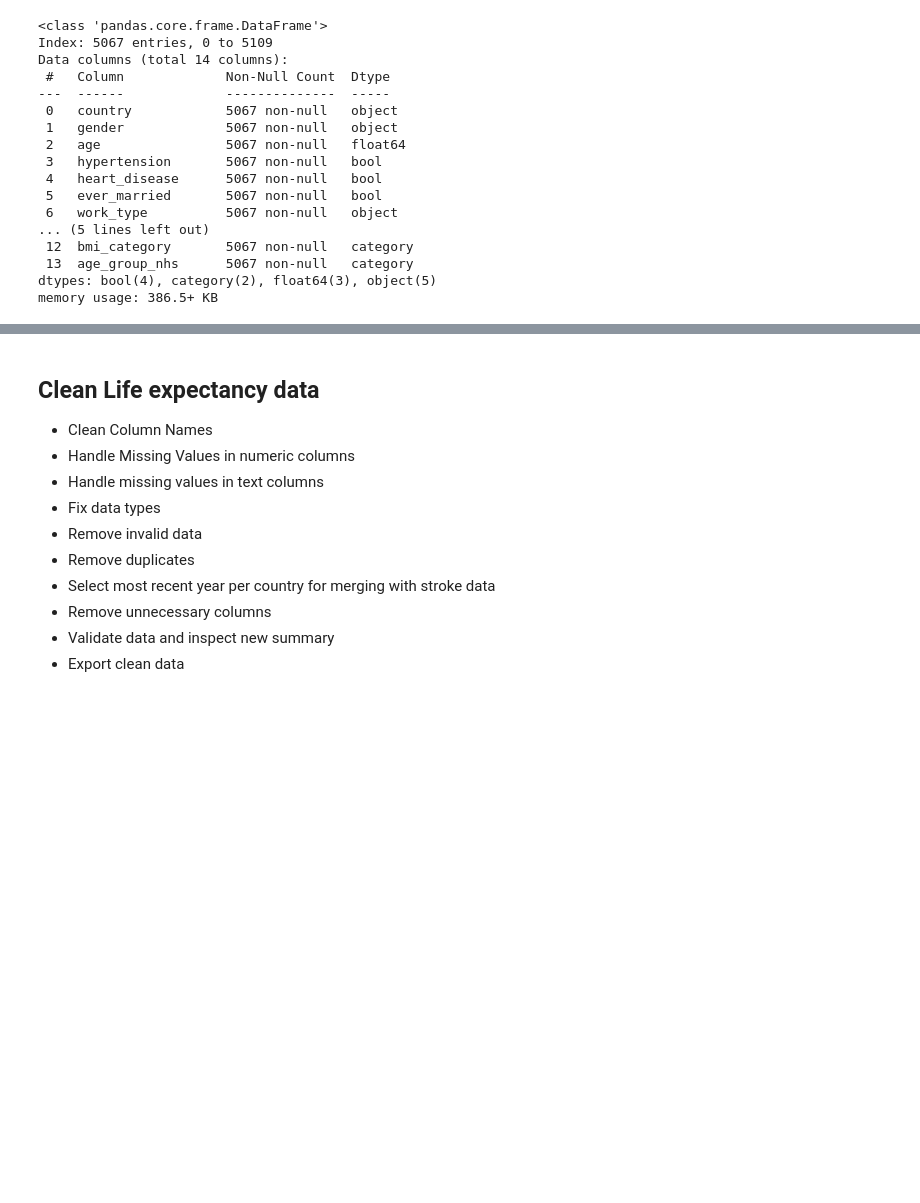
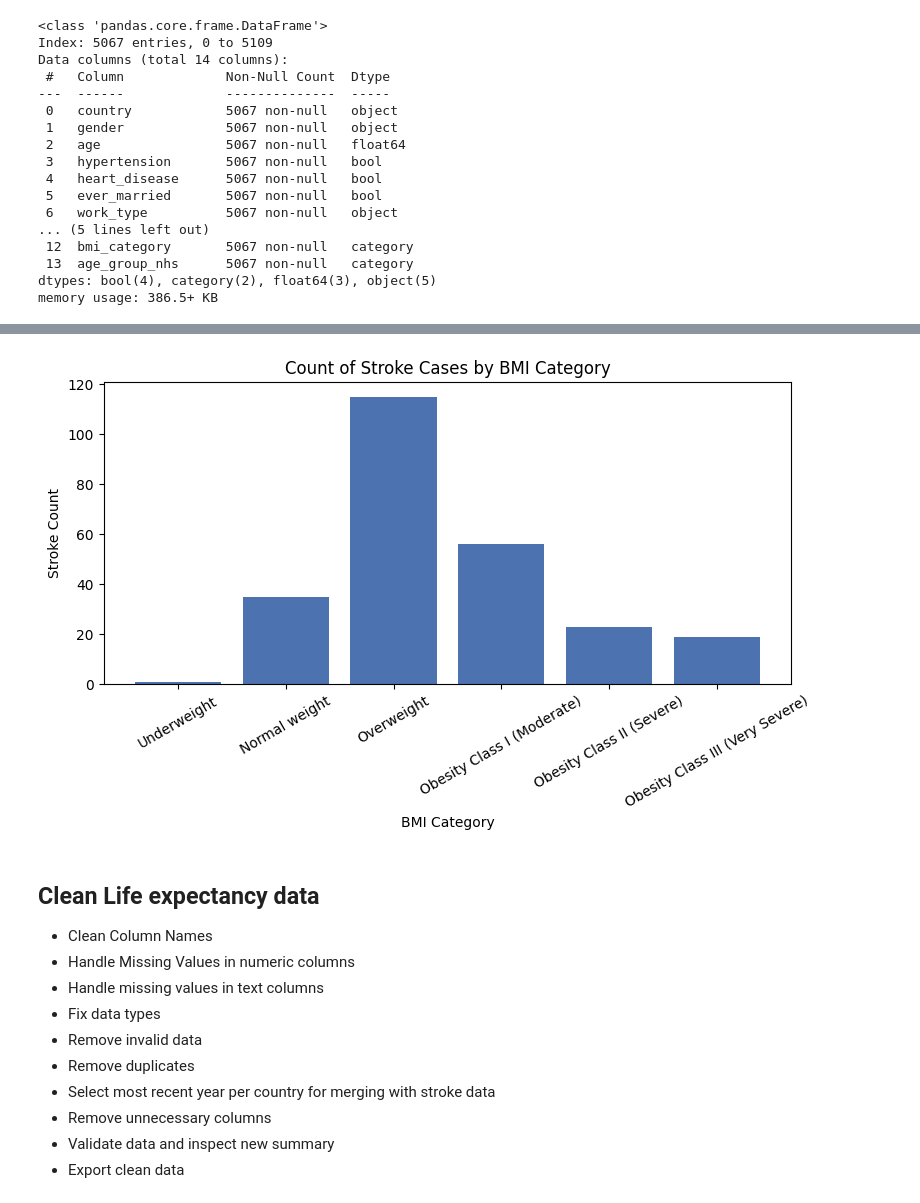
Before and after one commit to Kaznolan/Capstone_KN, a Jupyter notebook: jupyter_notebooks/2DCT.ipynb, the cells around one changed output, grey strips where cells are left out. Saved outputs shown, nothing was run; the diff lists cells and outputs as text; code cells hidden in the pictures; blank space fills up the shorter version.

```diff
--- a/jupyter_notebooks/2DCT.ipynb
+++ b/jupyter_notebooks/2DCT.ipynb
@@ -684,0 +758,11 @@ memory usage: 386.5+ KB
+# %%
+# Count stroke cases by existing BMI category
+stroke_by_bmi = (
+    df_cl_stroke[df_cl_stroke['stroke'] == 1]
+    .groupby('bmi_category')
+    .size()
+    .reset_index(name='stroke_count')
+    .sort_values(by='bmi_category')
+)
+
+print(stroke_by_bmi)
@@ -685,3 +777,14 @@ memory usage: 386.5+ KB
+# %%
+plt.figure(figsize=(8, 5))
+plt.bar(stroke_by_bmi['bmi_category'], stroke_by_bmi['stroke_count'], color="#4C72B0")
+plt.title('Count of Stroke Cases by BMI Category')
+plt.xlabel('BMI Category')
+plt.ylabel('Stroke Count')
+plt.xticks(rotation=30)
+plt.tight_layout()
+plt.show()
+# %% [output]
+[figure, added]
 # %% [markdown]
 ## Clean Life expectancy data
 
```
Also changed, not shown: parts of 9 cells of this notebook.
